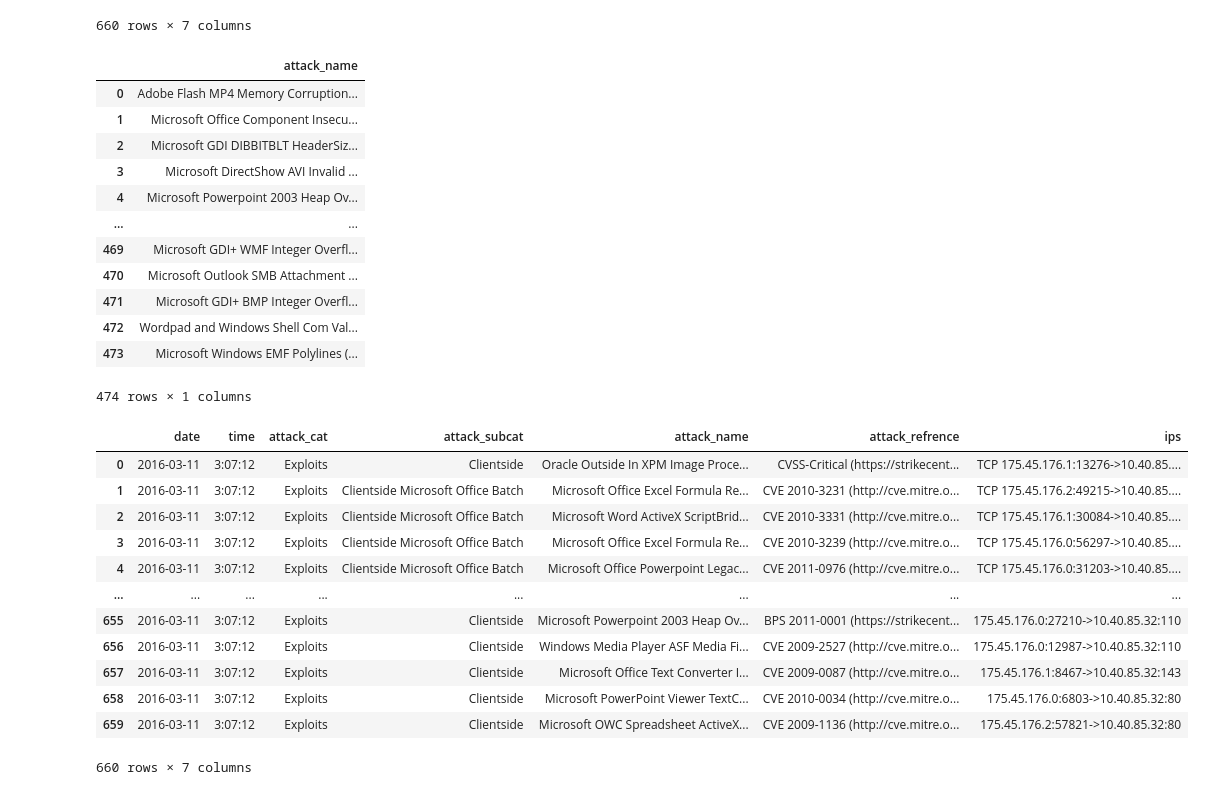
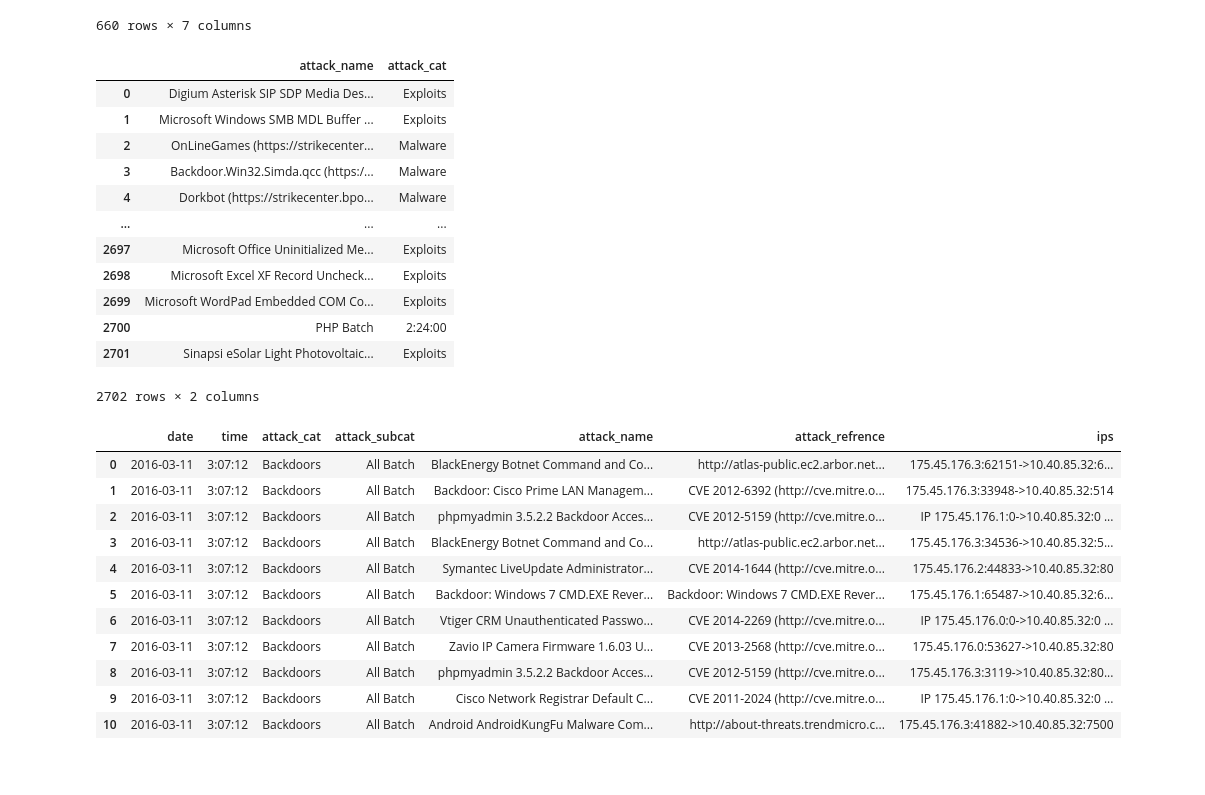
Before and after one commit to harrishdhaithya/anomaly-detection-xai, a Jupyter notebook: notebook/AnomalyDetection_initial.ipynb, the cells around one changed output. Drawn from its saved outputs; the diff is of its cells as text; code cells hidden in the pictures.

```diff
--- a/notebook/AnomalyDetection_initial.ipynb
+++ b/notebook/AnomalyDetection_initial.ipynb
@@ -227,34 +259,33 @@ query_df(f"select * from '{ground_truth}' where date='2016-03-11' and time='3:07
 | 659 | 2016-03-11 | 3:07:12 | Exploits | Clientside | Microsoft OWC Spreadsheet ActiveX... | CVE 2009-1136 (http://cve.mitre.o... | 175.45.176.2:57821->10.40.85.32:80 |
 660 rows × 7 columns
 # %%
-query_df(f"select distinct attack_name from '{ground_truth}' where attack_cat='Exploits'")
+query_df(f"select distinct attack_name,attack_cat from '{ground_truth}' where attack_cat!='Exploits'")
 # %% [output]
-|  | attack_name |
-| 0 | Adobe Flash MP4 Memory Corruption... |
-| 1 | Microsoft Office Component Insecu... |
-| 2 | Microsoft GDI DIBBITBLT HeaderSiz... |
-| 3 | Microsoft DirectShow AVI Invalid ... |
-| 4 | Microsoft Powerpoint 2003 Heap Ov... |
-| ... | ... |
-| 469 | Microsoft GDI+ WMF Integer Overfl... |
-| 470 | Microsoft Outlook SMB Attachment ... |
-| 471 | Microsoft GDI+ BMP Integer Overfl... |
-| 472 | Wordpad and Windows Shell Com Val... |
-| 473 | Microsoft Windows EMF Polylines (... |
+|  | attack_name | attack_cat |
+| 0 | Digium Asterisk SIP SDP Media Des... | Exploits |
+| 1 | Microsoft Windows SMB MDL Buffer ... | Exploits |
+| 2 | OnLineGames (https://strikecenter... | Malware |
+| 3 | Backdoor.Win32.Simda.qcc (https:/... | Malware |
+| 4 | Dorkbot (https://strikecenter.bpo... | Malware |
+| ... | ... | ... |
+| 2697 | Microsoft Office Uninitialized Me... | Exploits |
+| 2698 | Microsoft Excel XF Record Uncheck... | Exploits |
+| 2699 | Microsoft WordPad Embedded COM Co... | Exploits |
+| 2700 | PHP Batch | 2:24:00 |
+| 2701 | Sinapsi eSolar Light Photovoltaic... | Exploits |
-474 rows × 1 columns
+2702 rows × 2 columns
 # %%
-query_df(f"SELECT * FROM '{ground_truth}' WHERE  attack_cat='Exploits' and date='2016-03-11' and time='3:07:12'")
+query_df(f"SELECT * FROM '{ground_truth}' WHERE  attack_cat='Backdoors' and date='2016-03-11' and time='3:07:12'")
 # %% [output]
 |  | date | time | attack_cat | attack_subcat | attack_name | attack_refrence | ips |
-| 0 | 2016-03-11 | 3:07:12 | Exploits | Clientside | Oracle Outside In XPM Image Proce... | CVSS-Critical (https://strikecent... | TCP 175.45.176.1:13276->10.40.85.... |
-| 1 | 2016-03-11 | 3:07:12 | Exploits | Clientside Microsoft Office Batch | Microsoft Office Excel Formula Re... | CVE 2010-3231 (http://cve.mitre.o... | TCP 175.45.176.2:49215->10.40.85.... |
-| 2 | 2016-03-11 | 3:07:12 | Exploits | Clientside Microsoft Office Batch | Microsoft Word ActiveX ScriptBrid... | CVE 2010-3331 (http://cve.mitre.o... | TCP 175.45.176.1:30084->10.40.85.... |
-| 3 | 2016-03-11 | 3:07:12 | Exploits | Clientside Microsoft Office Batch | Microsoft Office Excel Formula Re... | CVE 2010-3239 (http://cve.mitre.o... | TCP 175.45.176.0:56297->10.40.85.... |
-| 4 | 2016-03-11 | 3:07:12 | Exploits | Clientside Microsoft Office Batch | Microsoft Office Powerpoint Legac... | CVE 2011-0976 (http://cve.mitre.o... | TCP 175.45.176.0:31203->10.40.85.... |
-| ... | ... | ... | ... | ... | ... | ... | ... |
-| 655 | 2016-03-11 | 3:07:12 | Exploits | Clientside | Microsoft Powerpoint 2003 Heap Ov... | BPS 2011-0001 (https://strikecent... | 175.45.176.0:27210->10.40.85.32:110 |
-| 656 | 2016-03-11 | 3:07:12 | Exploits | Clientside | Windows Media Player ASF Media Fi... | CVE 2009-2527 (http://cve.mitre.o... | 175.45.176.0:12987->10.40.85.32:110 |
-| 657 | 2016-03-11 | 3:07:12 | Exploits | Clientside | Microsoft Office Text Converter I... | CVE 2009-0087 (http://cve.mitre.o... | 175.45.176.1:8467->10.40.85.32:143 |
-| 658 | 2016-03-11 | 3:07:12 | Exploits | Clientside | Microsoft PowerPoint Viewer TextC... | CVE 2010-0034 (http://cve.mitre.o... | 175.45.176.0:6803->10.40.85.32:80 |
-| 659 | 2016-03-11 | 3:07:12 | Exploits | Clientside | Microsoft OWC Spreadsheet ActiveX... | CVE 2009-1136 (http://cve.mitre.o... | 175.45.176.2:57821->10.40.85.32:80 |
+| 0 | 2016-03-11 | 3:07:12 | Backdoors | All Batch | BlackEnergy Botnet Command and Co... | http://atlas-public.ec2.arbor.net... | 175.45.176.3:62151->10.40.85.32:6... |
+| 1 | 2016-03-11 | 3:07:12 | Backdoors | All Batch | Backdoor: Cisco Prime LAN Managem... | CVE 2012-6392 (http://cve.mitre.o... | 175.45.176.3:33948->10.40.85.32:514 |
+| 2 | 2016-03-11 | 3:07:12 | Backdoors | All Batch | phpmyadmin 3.5.2.2 Backdoor Acces... | CVE 2012-5159 (http://cve.mitre.o... | IP 175.45.176.1:0->10.40.85.32:0 ... |
+| 3 | 2016-03-11 | 3:07:12 | Backdoors | All Batch | BlackEnergy Botnet Command and Co... | http://atlas-public.ec2.arbor.net... | 175.45.176.3:34536->10.40.85.32:5... |
+| 4 | 2016-03-11 | 3:07:12 | Backdoors | All Batch | Symantec LiveUpdate Administrator... | CVE 2014-1644 (http://cve.mitre.o... | 175.45.176.2:44833->10.40.85.32:80 |
+| 5 | 2016-03-11 | 3:07:12 | Backdoors | All Batch | Backdoor: Windows 7 CMD.EXE Rever... | Backdoor: Windows 7 CMD.EXE Rever... | 175.45.176.1:65487->10.40.85.32:6... |
+| 6 | 2016-03-11 | 3:07:12 | Backdoors | All Batch | Vtiger CRM Unauthenticated Passwo... | CVE 2014-2269 (http://cve.mitre.o... | IP 175.45.176.0:0->10.40.85.32:0 ... |
+| 7 | 2016-03-11 | 3:07:12 | Backdoors | All Batch | Zavio IP Camera Firmware 1.6.03 U... | CVE 2013-2568 (http://cve.mitre.o... | 175.45.176.0:53627->10.40.85.32:80 |
+| 8 | 2016-03-11 | 3:07:12 | Backdoors | All Batch | phpmyadmin 3.5.2.2 Backdoor Acces... | CVE 2012-5159 (http://cve.mitre.o... | 175.45.176.3:3119->10.40.85.32:80... |
+| 9 | 2016-03-11 | 3:07:12 | Backdoors | All Batch | Cisco Network Registrar Default C... | CVE 2011-2024 (http://cve.mitre.o... | IP 175.45.176.1:0->10.40.85.32:0 ... |
+| 10 | 2016-03-11 | 3:07:12 | Backdoors | All Batch | Android AndroidKungFu Malware Com... | http://about-threats.trendmicro.c... | 175.45.176.3:41882->10.40.85.32:7500 |
-660 rows × 7 columns
```
Also changed, not shown: parts of 59 cells of this notebook, 21 other files.
